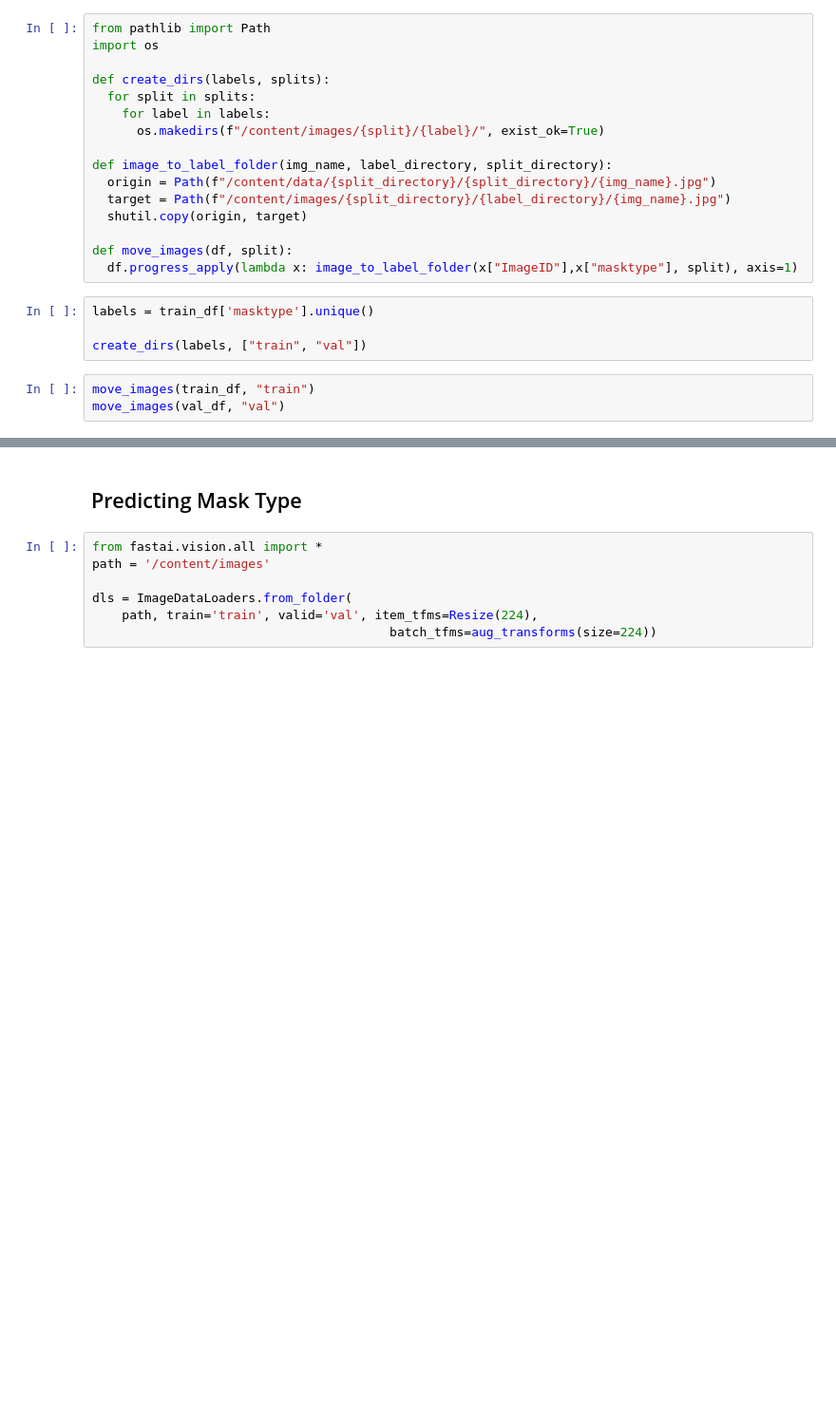
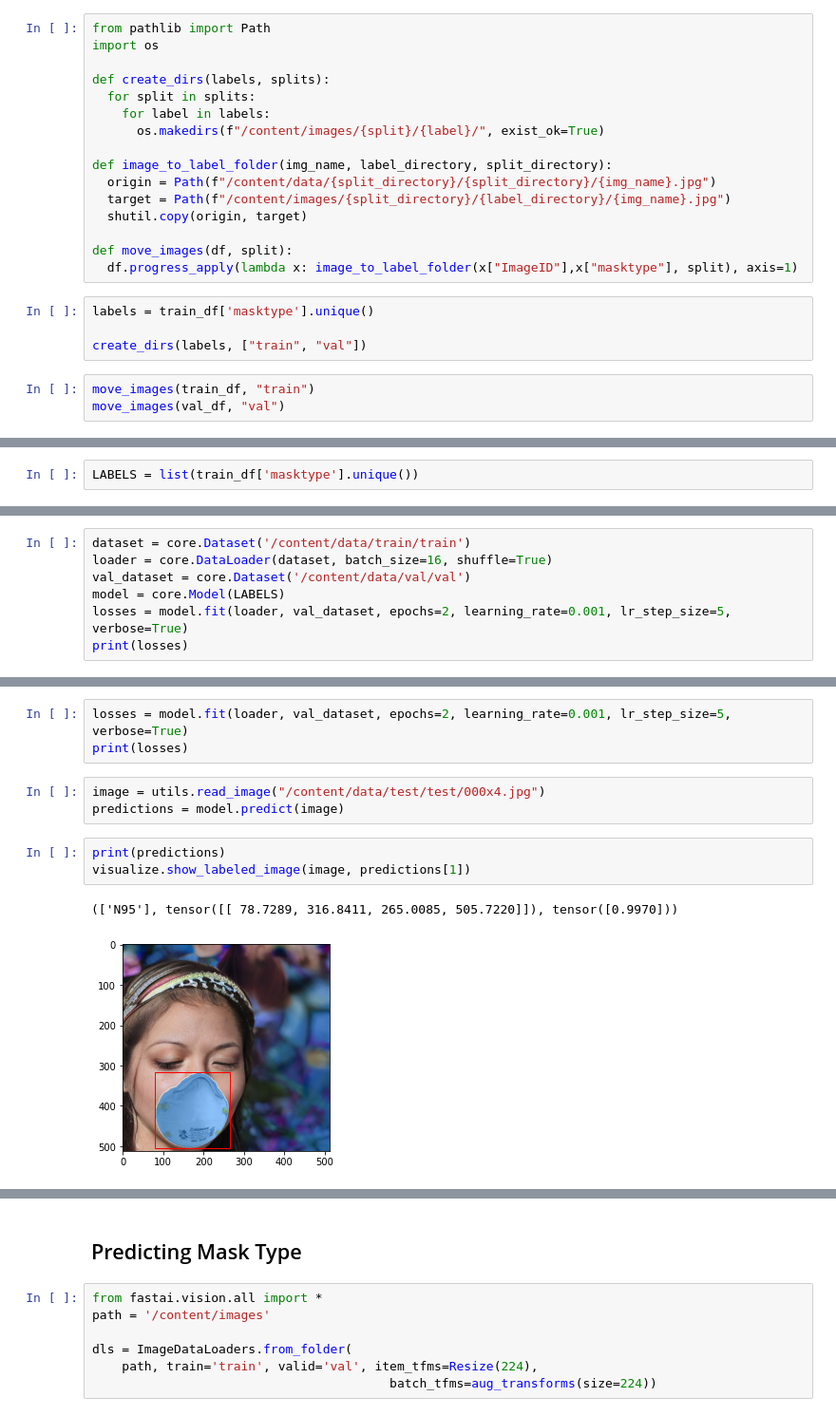
Before and after one commit to ibombonato/aicrowd-blitz-faceimages, a Jupyter notebook: Cópia_de_Getting_Starter_Notebook_for_Mask_Recognition_Challenge.ipynb, the cells around one changed output, grey strips where cells are left out. Shown at 95% size. Drawn from its saved outputs; the diff is of its cells as text; blank space fills up the shorter version.

```diff
--- a/Cópia_de_Getting_Starter_Notebook_for_Mask_Recognition_Challenge.ipynb
+++ b/Cópia_de_Getting_Starter_Notebook_for_Mask_Recognition_Challenge.ipynb
@@ -120,0 +366,2 @@ move_images(val_df, "val")
+# %%
+LABELS = list(train_df['masktype'].unique())
@@ -120,0 +372,7 @@ move_images(val_df, "val")
+# %%
+dataset = core.Dataset('/content/data/train/train')
+loader = core.DataLoader(dataset, batch_size=16, shuffle=True)
+val_dataset = core.Dataset('/content/data/val/val')
+model = core.Model(LABELS)
+losses = model.fit(loader, val_dataset, epochs=2, learning_rate=0.001, lr_step_size=5, verbose=True)
+print(losses)
@@ -120,0 +389,12 @@ move_images(val_df, "val")
+# %%
+losses = model.fit(loader, val_dataset, epochs=2, learning_rate=0.001, lr_step_size=5, verbose=True)
+print(losses)
+# %%
+image = utils.read_image("/content/data/test/test/000x4.jpg")
+predictions = model.predict(image)
+# %%
+print(predictions)
+visualize.show_labeled_image(image, predictions[1])
+# %% [output]
+(['N95'], tensor([[ 78.7289, 316.8411, 265.0085, 505.7220]]), tensor([0.9970]))
+[figure, added]
```
Also changed, not shown: parts of 63 cells of this notebook.
